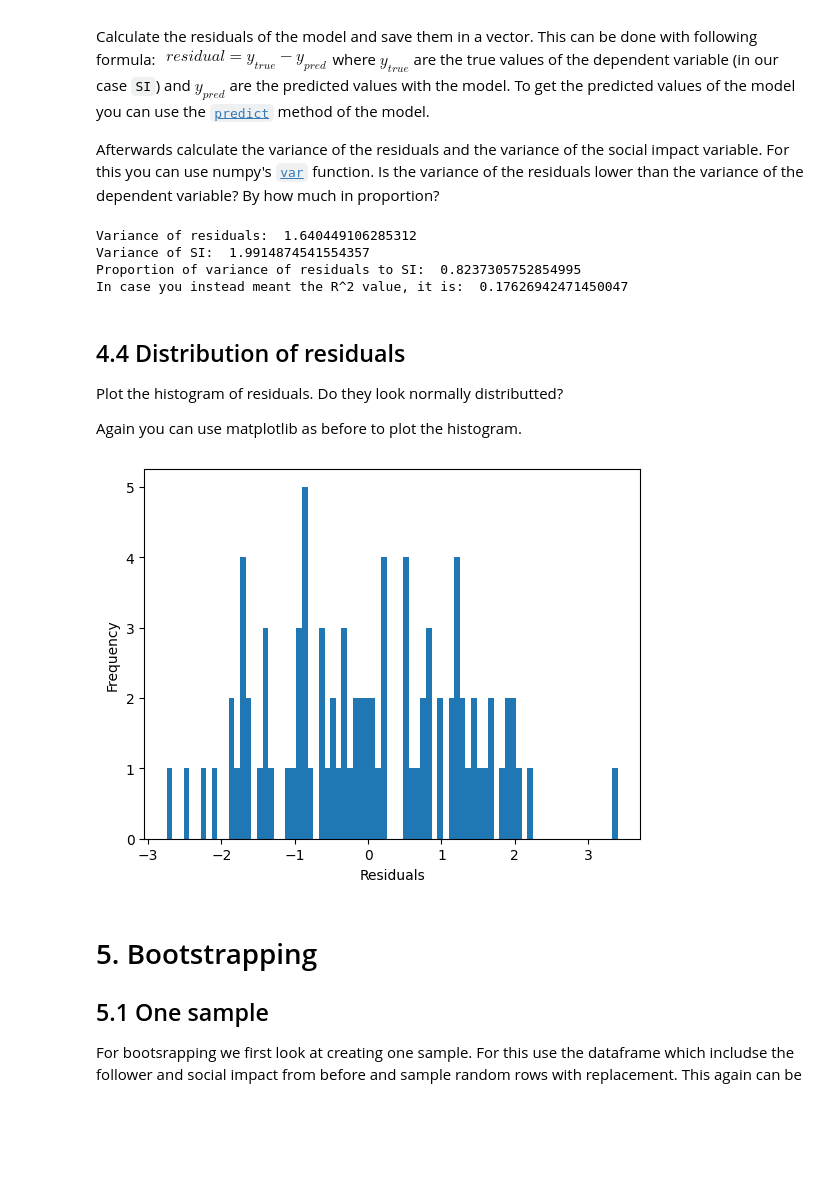
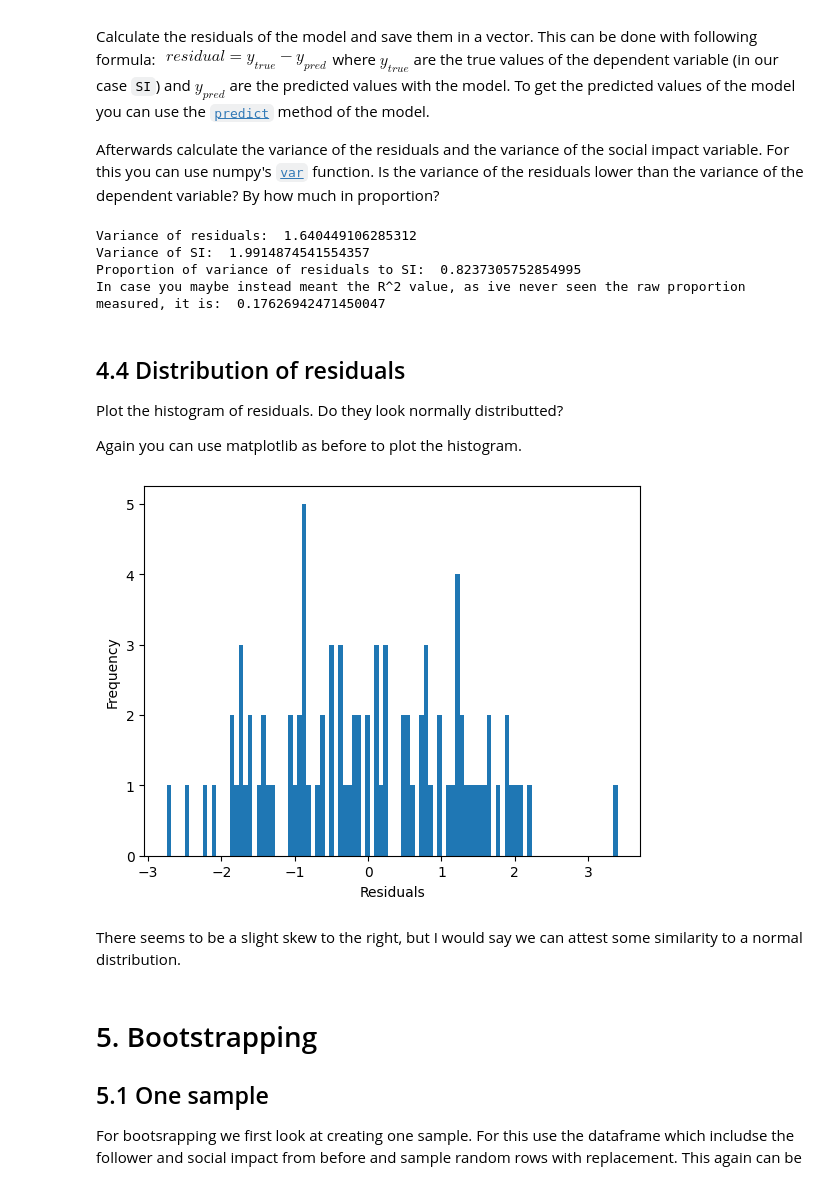
Before and after one commit to jaklvinc/FoundationsOfCSS2025, a Jupyter notebook: Exercise02/exercise_02.ipynb, the cells around one changed output. Drawn from its saved outputs; the diff is of its cells as text; code cells hidden in the pictures; blank space fills up the shorter version.

```diff
--- a/Exercise02/exercise_02.ipynb
+++ b/Exercise02/exercise_02.ipynb
@@ -333,12 +326,12 @@ var_SI = np.var(to_vis['SI'])
 print("Variance of residuals: ", var_res)
 print("Variance of SI: ", var_SI)
 print("Proportion of variance of residuals to SI: ", var_res / var_SI)
-print("In case you instead meant the R^2 value, it is: ", 1 - var_res / var_SI)
+print("In case you maybe instead meant the R^2 value, as ive never seen the raw proportion measured, it is: ", 1 - var_res / var_SI)
 # %% [output]
 Variance of residuals:  1.640449106285312
 Variance of SI:  1.9914874541554357
 Proportion of variance of residuals to SI:  0.8237305752854995
-In case you instead meant the R^2 value, it is:  0.17626942471450047
+In case you maybe instead meant the R^2 value, as ive never seen the raw proportion measured, it is:  0.17626942471450047
 # %% [markdown]
 ## 4.4 Distribution of residuals
 Plot the histogram of residuals. Do they look normally distributted?
@@ -346,13 +339,14 @@ Plot the histogram of residuals. Do they look normally distributted?
 Again you can use matplotlib as before to plot the histogram.
 # %%
 # Your Code goes here!
-plt.hist(residuals, bins=80)
+plt.hist(residuals, bins=100)
 plt.xlabel('Residuals')
 plt.ylabel('Frequency')
 plt.show()
-print("")
 # %% [output]
-[figure, old version]
+[figure, new version]
+# %% [markdown]
+There seems to be a slight skew to the right, but I would say we can attest some similarity to a normal distribution.
 # %% [markdown]
 # 5. Bootstrapping
 
```
Also changed, not shown: parts of 7 cells of this notebook.
